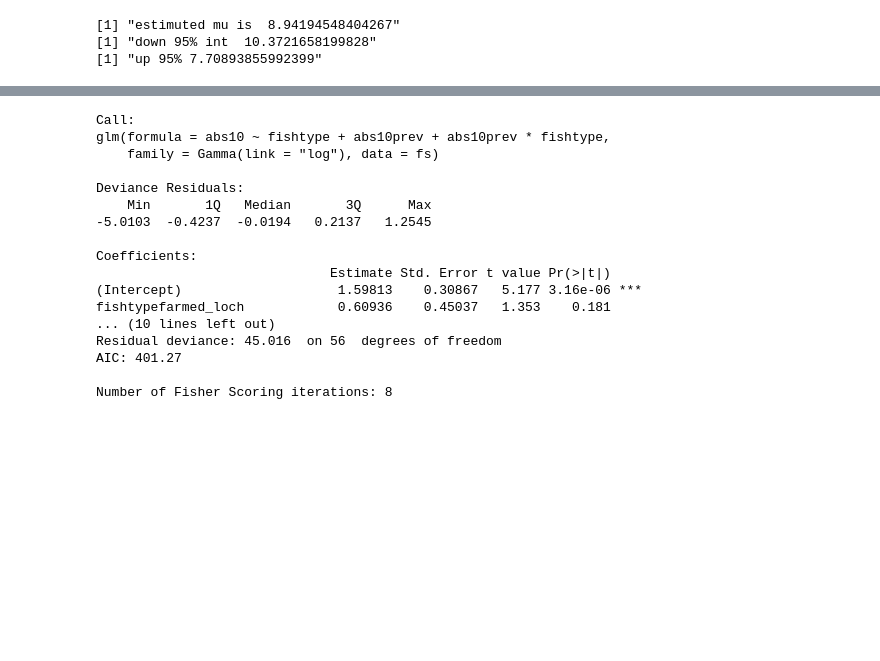
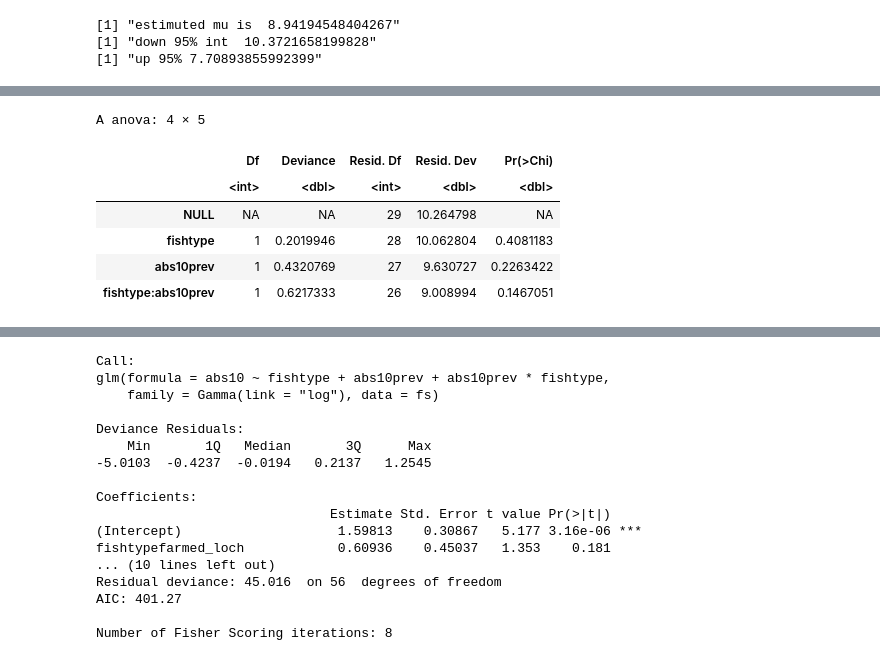
Before and after one commit to mixmixmix/imgtext, a Jupyter notebook: statistical_tests.ipynb, the cells around one changed output, grey strips where cells are left out. Drawn from its saved outputs; the diff is of its cells as text; code cells hidden in the pictures; blank space fills up the shorter version.

```diff
--- a/statistical_tests.ipynb
+++ b/statistical_tests.ipynb
@@ -341,0 +348,10 @@ print(paste('up 95%', cdo))
+# %%
+anova(modelflowONE,test='LRT')
+# %% [output]
+A anova: 4 × 5
+|  | Df | Deviance | Resid. Df | Resid. Dev | Pr(>Chi) |
+|  | <int> | <dbl> | <int> | <dbl> | <dbl> |
+| NULL | NA | NA | 29 | 10.264798 | NA |
+| fishtype | 1 | 0.2019946 | 28 | 10.062804 | 0.4081183 |
+| abs10prev | 1 | 0.4320769 | 27 | 9.630727 | 0.2263422 |
+| fishtype:abs10prev | 1 | 0.6217333 | 26 | 9.008994 | 0.1467051 |
```
Also changed, not shown: parts of 3 cells of this notebook.
